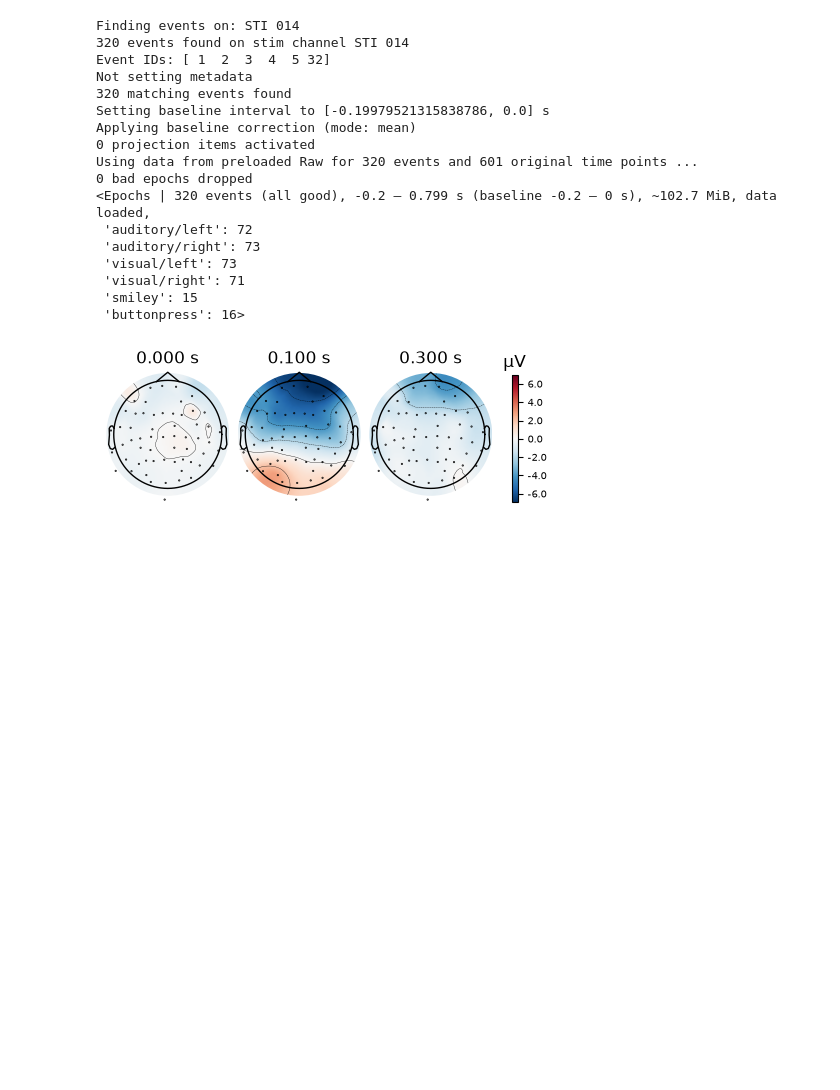
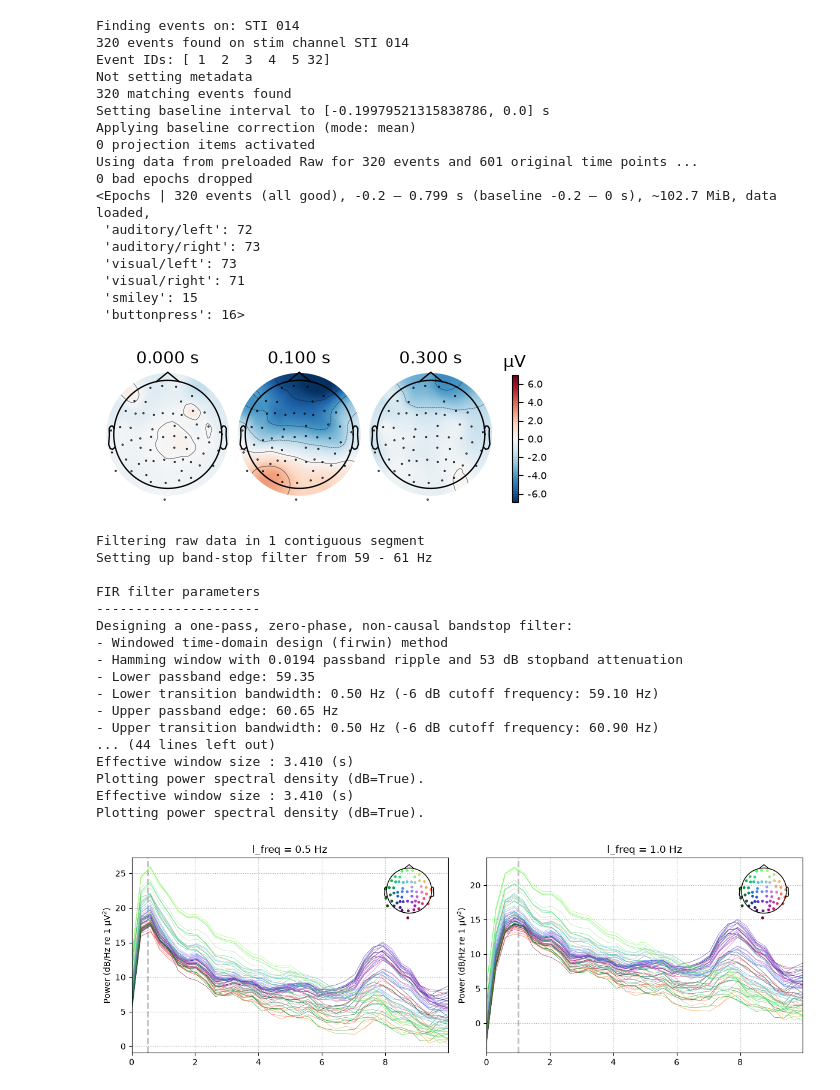
Before and after one commit to pksaravanan-13/eeg-project, a Jupyter notebook: notebooks/M2_filtering.ipynb, the cells around one changed output. Drawn from its saved outputs; the diff is of its cells as text; code cells hidden in the pictures; blank space fills up the shorter version.

```diff
--- a/notebooks/M2_filtering.ipynb
+++ b/notebooks/M2_filtering.ipynb
@@ -96,3 +96,39 @@ evoked = epochs.average()
 plot_topomap(evoked, times=[0.0, 0.1, 0.3])
 # %% [output]
 [figure]
+# %%
+raw_l05 = raw_eeg.copy()
+raw_l05.notch_filter(60.0)
+raw_l05.filter(0.5, 40.0)
+
+raw_l10 = raw_eeg.copy()
+raw_l10.notch_filter(60.0)
+raw_l10.filter(1.0, 40.0)  # config.yaml's actual value
+
+fig, axes = plt.subplots(1, 2, figsize=(12, 4))
+raw_l05.compute_psd(fmax=10).plot(picks="eeg", axes=axes[0], show=False)
+axes[0].set_title("l_freq = 0.5 Hz")
+raw_l10.compute_psd(fmax=10).plot(picks="eeg", axes=axes[1], show=False)
+axes[1].set_title("l_freq = 1.0 Hz")
+
+plt.tight_layout()
+plt.show()
+# %% [output]
+Filtering raw data in 1 contiguous segment
+Setting up band-stop filter from 59 - 61 Hz
+
+FIR filter parameters
+---------------------
+Designing a one-pass, zero-phase, non-causal bandstop filter:
+- Windowed time-domain design (firwin) method
+- Hamming window with 0.0194 passband ripple and 53 dB stopband attenuation
+- Lower passband edge: 59.35
+- Lower transition bandwidth: 0.50 Hz (-6 dB cutoff frequency: 59.10 Hz)
+- Upper passband edge: 60.65 Hz
+- Upper transition bandwidth: 0.50 Hz (-6 dB cutoff frequency: 60.90 Hz)
+... (44 lines left out)
+Effective window size : 3.410 (s)
+Plotting power spectral density (dB=True).
+Effective window size : 3.410 (s)
+Plotting power spectral density (dB=True).
+[figure, added]
```
Also changed, not shown: parts of 1 cell of this notebook, 2 other files.
